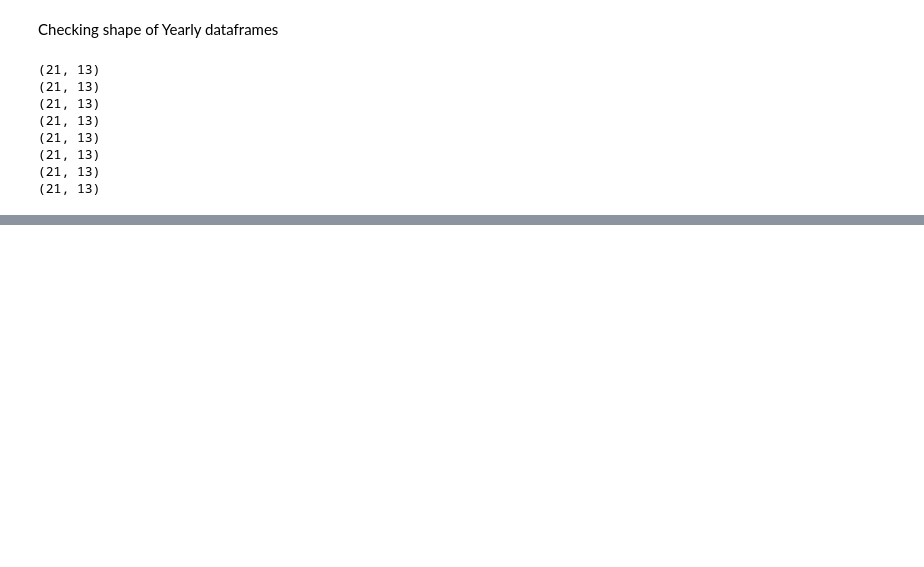
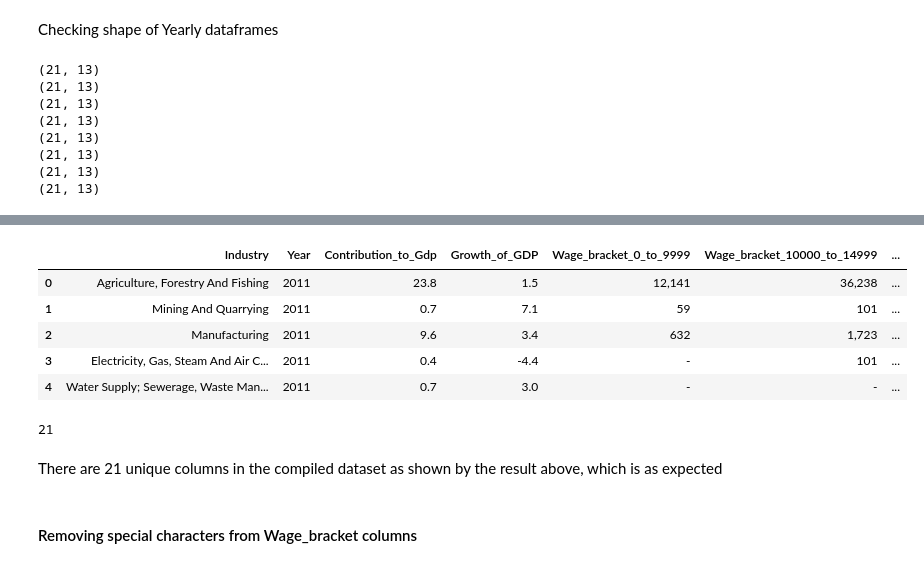
Before and after one commit to Harikiran2903/Predictive-Analysis-of-Productive-Employment-based-on-Economic-Growth, a Jupyter notebook: analysis.ipynb, the cells around one changed output, grey strips where cells are left out. Cells and saved outputs as stored; diff of their text form; code cells hidden in the pictures; blank space fills up the shorter version.

```diff
--- a/analysis.ipynb
+++ b/analysis.ipynb
@@ -272,0 +311,23 @@ df.to_csv(pathDataset + 'Wage_Employment_and_GDP_2011_to_2018.csv')
+# %%
+df.columns = ['Industry', 'Year', 'Contribution_to_Gdp',
+       'Growth_of_GDP', 'Wage_bracket_0_to_9999', 'Wage_bracket_10000_to_14999', 'Wage_bracket_15000_to_19999',
+       'Wage_bracket_20000_to_24999', 'Wage_bracket_25000_to_29999', 'Wage_bracket_30000_to_49999', 'Wage_bracket_50000_to_99999',
+       'Wage_bracket_100000_plus', 'TOTAL']
+# %%
+df.head()
+# %% [output]
+|  | Industry | Year | Contribution_to_Gdp | Growth_of_GDP | Wage_bracket_0_to_9999 | Wage_bracket_10000_to_14999 | ... |
+| 0 | Agriculture, Forestry And Fishing | 2011 | 23.8 | 1.5 | 12,141 | 36,238 | ... |
+| 1 | Mining And Quarrying | 2011 | 0.7 | 7.1 | 59 | 101 | ... |
+| 2 | Manufacturing | 2011 | 9.6 | 3.4 | 632 | 1,723 | ... |
+| 3 | Electricity, Gas, Steam And Air C... | 2011 | 0.4 | -4.4 | - | 101 | ... |
+| 4 | Water Supply; Sewerage, Waste Man... | 2011 | 0.7 | 3.0 | - | - | ... |
+# %%
+#no of unique industry columns
+df.Industry.nunique()
+# %% [output]
+21
+# %% [markdown]
+There are 21 unique columns in the compiled dataset as shown by the result above, which is as expected
+# %% [markdown]
+#### Removing special characters from Wage_bracket columns
```
Also changed, not shown: parts of 17 cells of this notebook.
